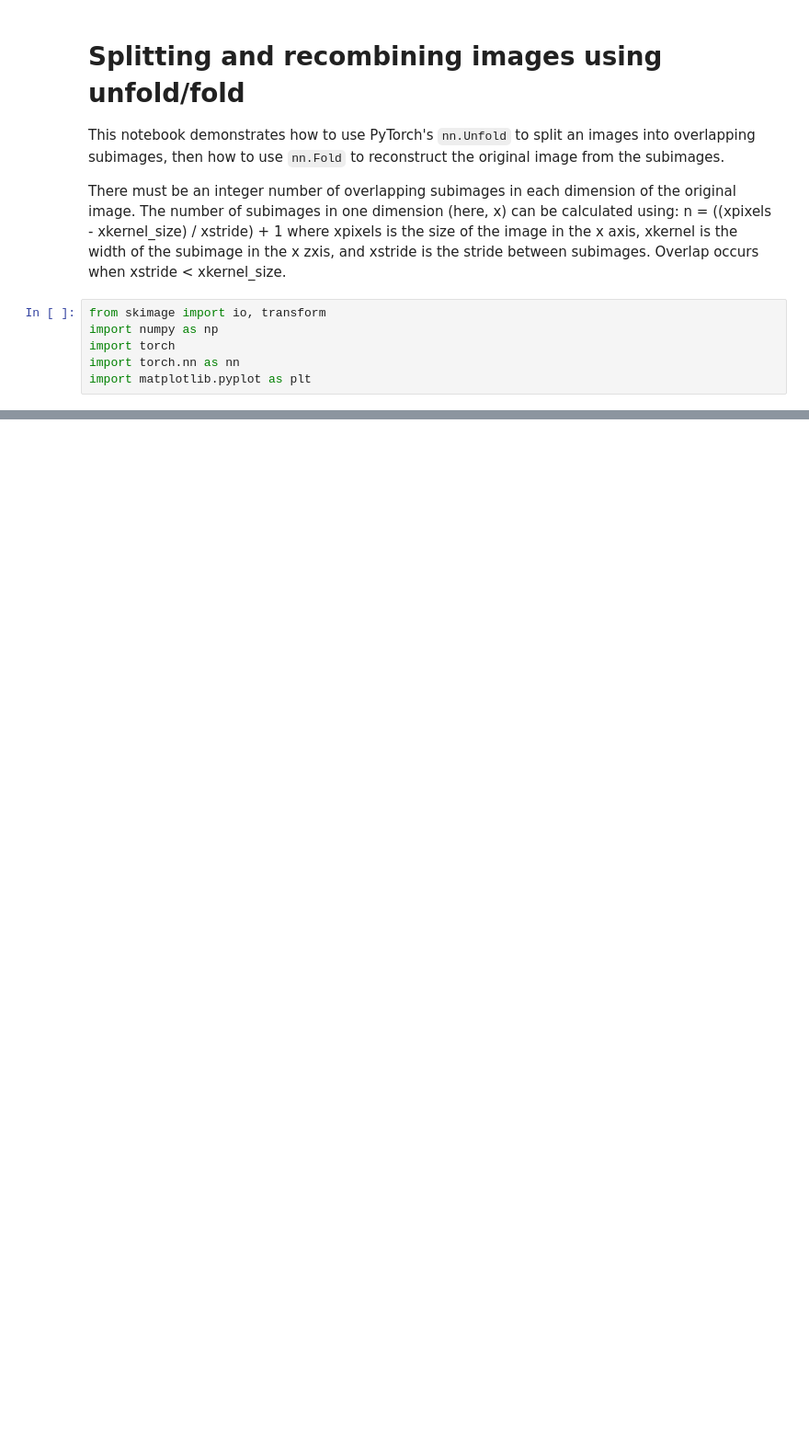
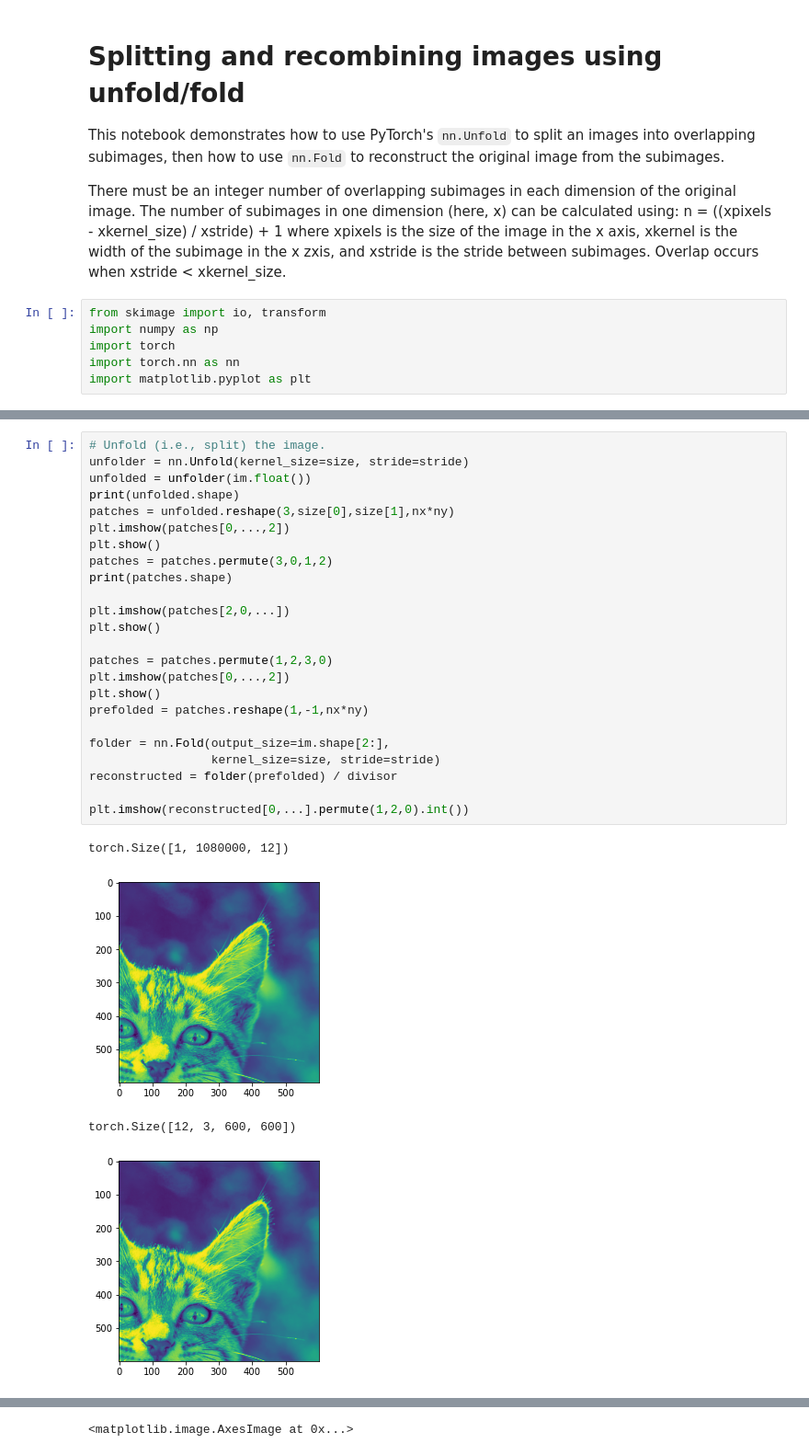
Before and after one commit to jrmullaney/ConvDiff, a Jupyter notebook: code/FoldUnfold.ipynb, the cells around one changed output, grey strips where cells are left out. Shown at 92% size. Saved outputs shown, nothing was run; the diff lists cells and outputs as text; blank space fills up the shorter version.

```diff
--- a/code/FoldUnfold.ipynb
+++ b/code/FoldUnfold.ipynb
@@ -64,0 +66,29 @@ fig.show()
+# %%
+# Unfold (i.e., split) the image.
+unfolder = nn.Unfold(kernel_size=size, stride=stride)
+unfolded = unfolder(im.float())
+print(unfolded.shape)
+patches = unfolded.reshape(3,size[0],size[1],nx*ny)
+plt.imshow(patches[0,...,2])
+plt.show()
+patches = patches.permute(3,0,1,2)
+print(patches.shape)
+
+plt.imshow(patches[2,0,...])
+plt.show()
+
+patches = patches.permute(1,2,3,0)
+plt.imshow(patches[0,...,2])
+plt.show()
+prefolded = patches.reshape(1,-1,nx*ny)
+
+folder = nn.Fold(output_size=im.shape[2:],
+                 kernel_size=size, stride=stride)
+reconstructed = folder(prefolded) / divisor
+
+plt.imshow(reconstructed[0,...].permute(1,2,0).int())
+# %% [output]
+torch.Size([1, 1080000, 12])
+[figure, added]
+torch.Size([12, 3, 600, 600])
+[figure, added]
@@ -64,0 +96 @@ fig.show()
+<matplotlib.image.AxesImage at 0x...>
```
Also changed, not shown: parts of 7 cells of this notebook, 1 other file.
